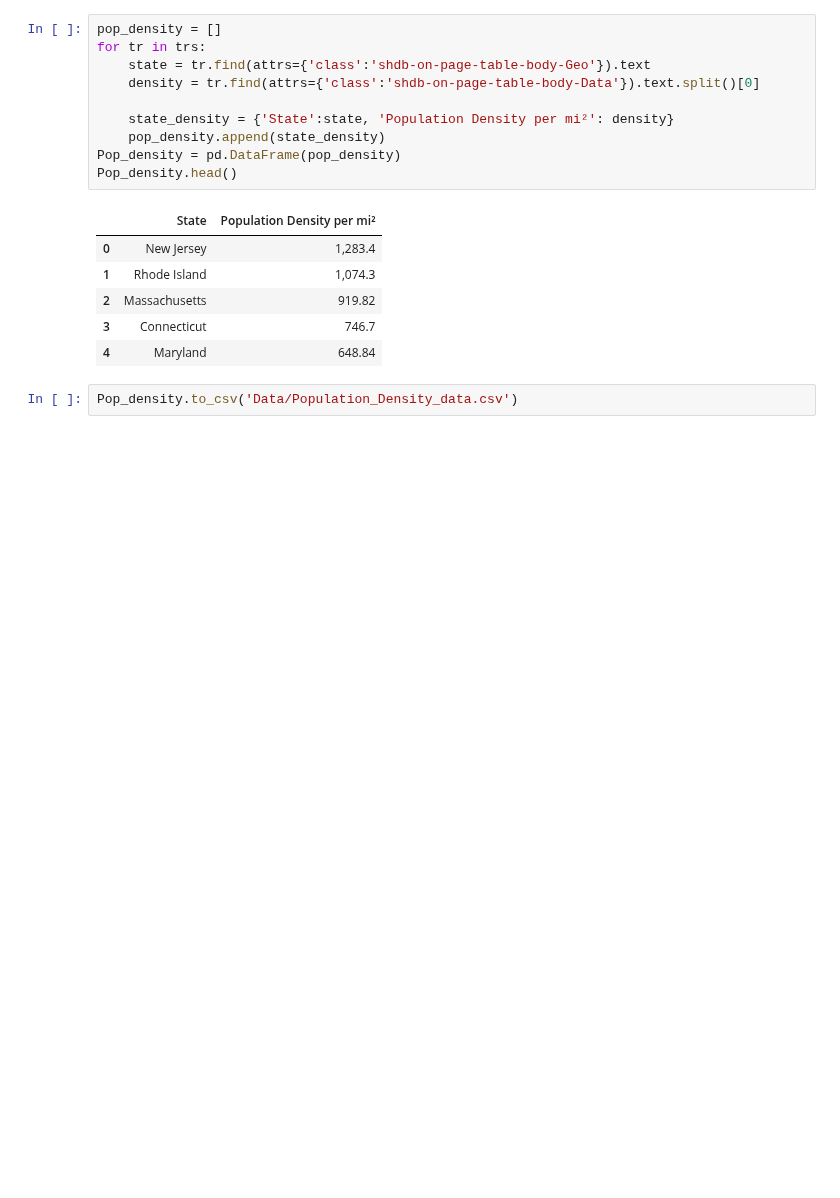
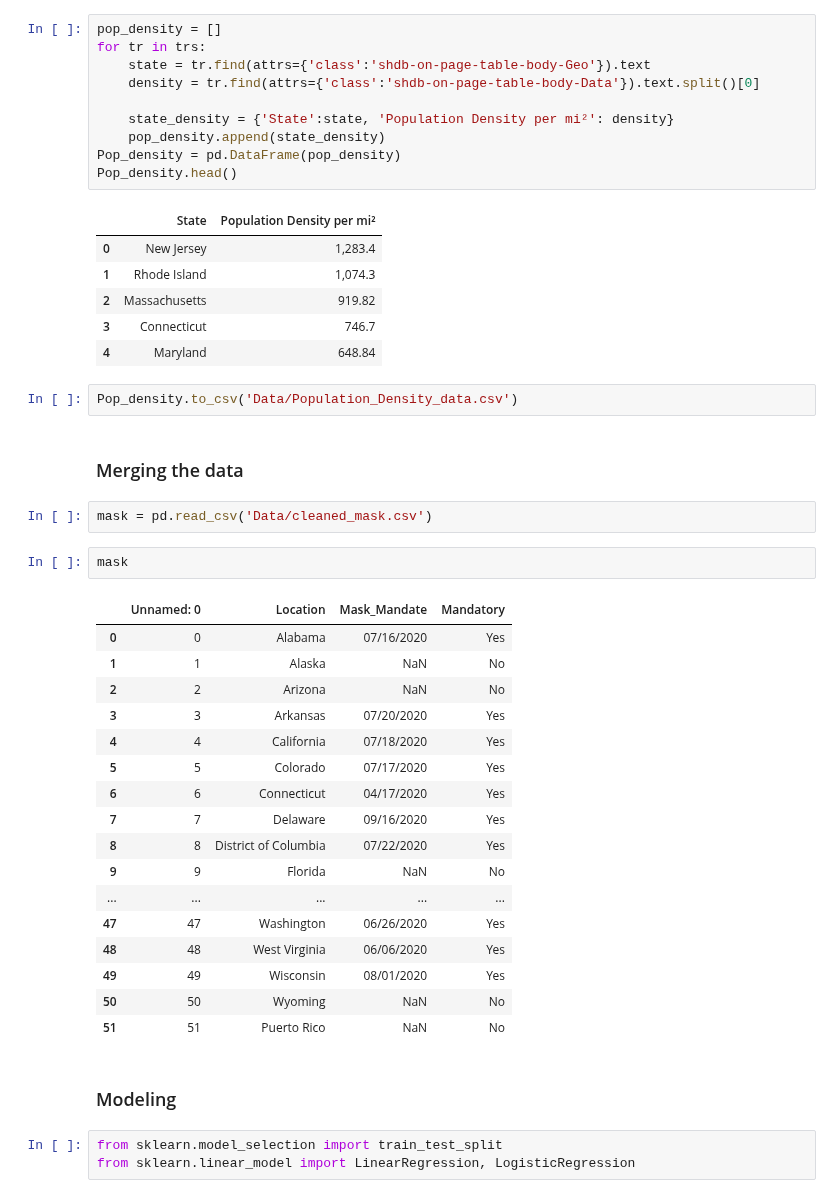
Before and after one commit to rafirahman27/Preparing_for_the_next_Pandemic, a Jupyter notebook: Rafi.ipynb, the cells around one changed output. Cells and saved outputs as stored; diff of their text form; blank space fills up the shorter version.

```diff
--- a/Rafi.ipynb
+++ b/Rafi.ipynb
@@ -174,3 +174,32 @@ Pop_density.head()
 | 4 | Maryland | 648.84 |
 # %%
 Pop_density.to_csv('Data/Population_Density_data.csv')
+# %% [markdown]
+### Merging the data
+# %%
+mask = pd.read_csv('Data/cleaned_mask.csv')
+# %%
+mask
+# %% [output]
+|  | Unnamed: 0 | Location | Mask_Mandate | Mandatory |
+| 0 | 0 | Alabama | 07/16/2020 | Yes |
+| 1 | 1 | Alaska | NaN | No |
+| 2 | 2 | Arizona | NaN | No |
+| 3 | 3 | Arkansas | 07/20/2020 | Yes |
+| 4 | 4 | California | 07/18/2020 | Yes |
+| 5 | 5 | Colorado | 07/17/2020 | Yes |
+| 6 | 6 | Connecticut | 04/17/2020 | Yes |
+| 7 | 7 | Delaware | 09/16/2020 | Yes |
+| 8 | 8 | District of Columbia | 07/22/2020 | Yes |
+| 9 | 9 | Florida | NaN | No |
+| ... | ... | ... | ... | ... |
+| 47 | 47 | Washington | 06/26/2020 | Yes |
+| 48 | 48 | West Virginia | 06/06/2020 | Yes |
+| 49 | 49 | Wisconsin | 08/01/2020 | Yes |
+| 50 | 50 | Wyoming | NaN | No |
+| 51 | 51 | Puerto Rico | NaN | No |
+# %% [markdown]
+### Modeling
+# %%
+from sklearn.model_selection import train_test_split
+from sklearn.linear_model import LinearRegression, LogisticRegression
```
Also changed, not shown: parts of 2 cells of this notebook, 2 other files.
